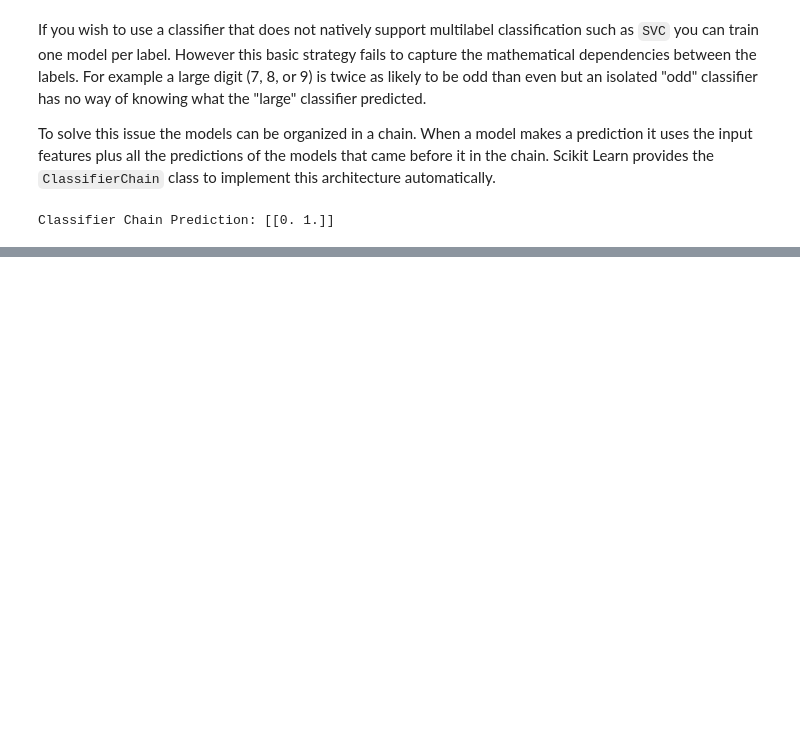
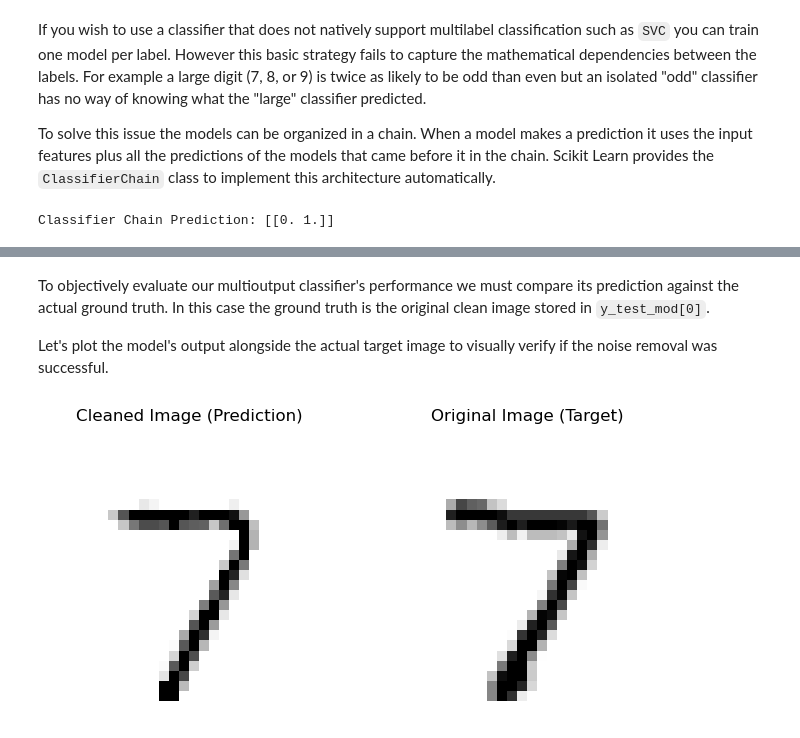
Before and after one commit to jayjay0317/Hands-On-ML-Study, a Jupyter notebook: Chapter_03/03_classification.ipynb, the cells around one changed output, grey strips where cells are left out. Saved outputs shown, nothing was run; the diff lists cells and outputs as text; code cells hidden in the pictures; blank space fills up the shorter version.

```diff
--- a/Chapter_03/03_classification.ipynb
+++ b/Chapter_03/03_classification.ipynb
@@ -510,0 +537,23 @@ Classifier Chain Prediction: [[0. 1.]]
+# %% [markdown]
+To objectively evaluate our multioutput classifier's performance we must compare its prediction against the actual ground truth. In this case the ground truth is the original clean image stored in `y_test_mod[0]`.
+
+Let's plot the model's output alongside the actual target image to visually verify if the noise removal was successful.
+# %%
+target_digit = y_test_mod[0]
+
+# Visualize both images side by side for comparison
+plt.figure(figsize=(8, 4))
+
+# Left plot Model's predicted clean image
+plt.subplot(121)
+plot_digit(clean_digit)
+plt.title('Cleaned Image (Prediction)')
+
+# Right plot Actual original image
+plt.subplot(122)
+plot_digit(target_digit)
+plt.title('Original Image (Target)')
+
+plt.show()
+# %% [output]
+[figure, added]
```
Also changed, not shown: parts of 4 cells of this notebook.
